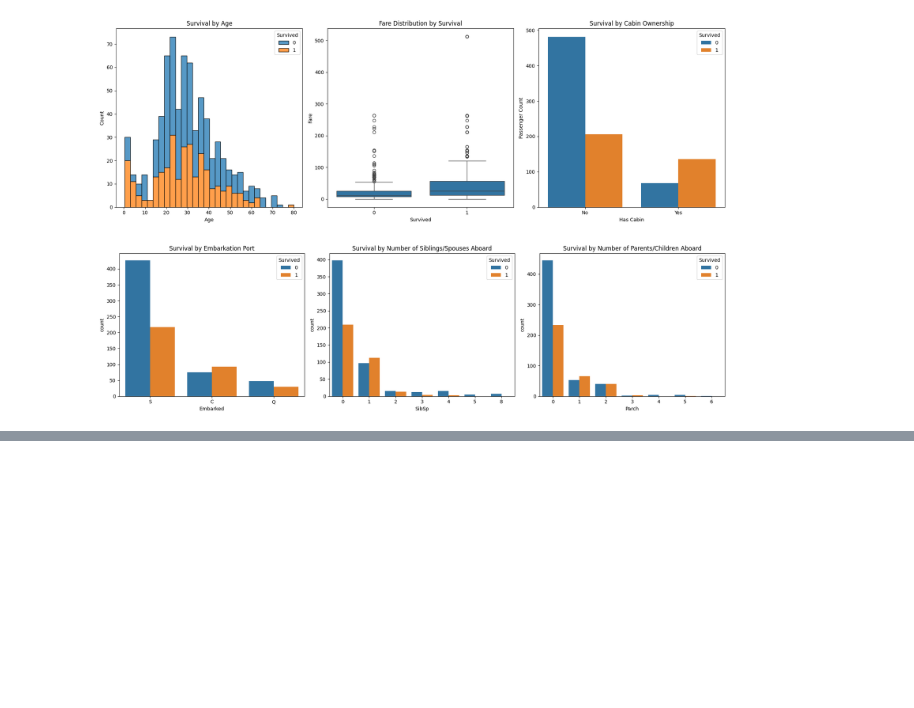
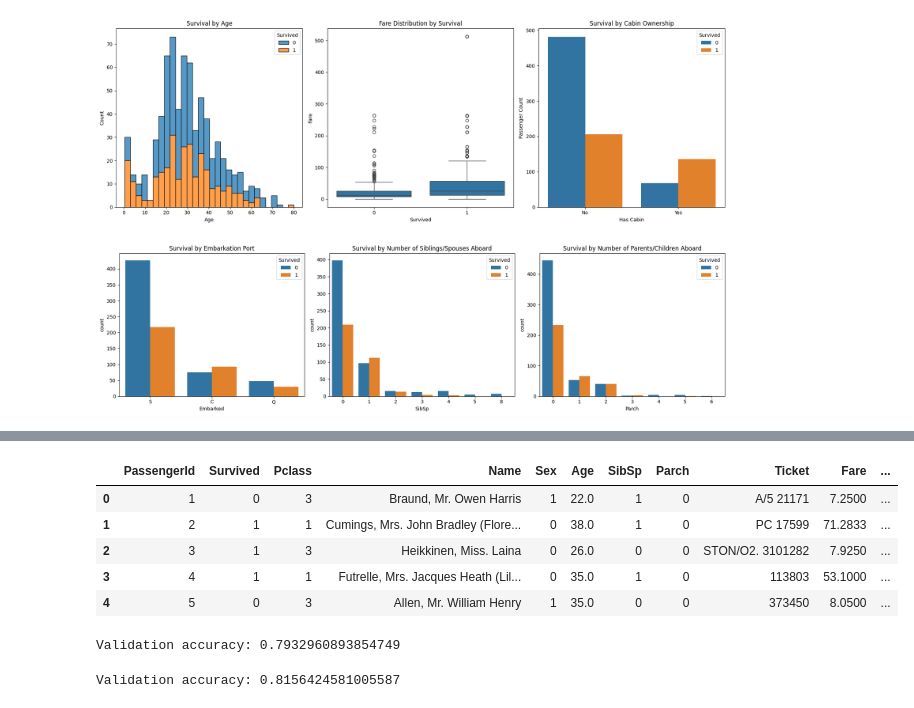
Before and after one commit to shaokoth/kaggle-titanic, a Jupyter notebook: notebook/main.ipynb, the cells around one changed output, grey strips where cells are left out. Cells and saved outputs as stored; diff of their text form; code cells hidden in the pictures; blank space fills up the shorter version.

```diff
--- a/notebook/main.ipynb
+++ b/notebook/main.ipynb
@@ -127,0 +257,17 @@ plt.show()
+# %%
+# Categorical Encoding
+from sklearn.preprocessing import LabelEncoder
+
+for col in ['Sex','Embarked','Title']:
+    le = LabelEncoder()
+    train[col] = le.fit_transform(train[col])
+    test[col] = le.transform(test[col])
+# %%
+train.head()
+# %% [output]
+|  | PassengerId | Survived | Pclass | Name | Sex | Age | SibSp | Parch | Ticket | Fare | ... |
+| 0 | 1 | 0 | 3 | Braund, Mr. Owen Harris | 1 | 22.0 | 1 | 0 | A/5 21171 | 7.2500 | ... |
+| 1 | 2 | 1 | 1 | Cumings, Mrs. John Bradley (Flore... | 0 | 38.0 | 1 | 0 | PC 17599 | 71.2833 | ... |
+| 2 | 3 | 1 | 3 | Heikkinen, Miss. Laina | 0 | 26.0 | 0 | 0 | STON/O2. 3101282 | 7.9250 | ... |
+| 3 | 4 | 1 | 1 | Futrelle, Mrs. Jacques Heath (Lil... | 0 | 35.0 | 1 | 0 | 113803 | 53.1000 | ... |
+| 4 | 5 | 0 | 3 | Allen, Mr. William Henry | 1 | 35.0 | 0 | 0 | 373450 | 8.0500 | ... |
@@ -127,0 +280,15 @@ plt.show()
+# %%
+# Start out with simple logistic regresssion
+from sklearn.linear_model import LogisticRegression
+from sklearn.model_selection import train_test_split
+from sklearn.metrics import accuracy_score
+
+X_train, X_val, y_train, y_val = train_test_split(X, y, test_size=0.2, random_state=42)
+
+model = LogisticRegression(max_iter=1000)
+model.fit(X_train, y_train)
+y_pred = model.predict(X_val)
+
+print("Validation accuracy:", accuracy_score(y_val, y_pred))
+# %% [output]
+Validation accuracy: 0.7932960893854749
@@ -127,0 +299,28 @@ plt.show()
+# %%
+# With Regression, my model scored 0.77990 which is less than the required 0.78
+from sklearn.linear_model import LogisticRegression
+from sklearn.ensemble import RandomForestClassifier, GradientBoostingClassifier
+from sklearn.svm import SVC
+from sklearn.neighbors import KNeighborsClassifier
+from sklearn.tree import DecisionTreeClassifier
+from sklearn.model_selection import cross_val_score
+
+models = {
+    "Logistic Regression": LogisticRegression(solver='saga', max_iter=1000),
+    "Random Forest": RandomForestClassifier(n_estimators=100),
+    "Gradient Boosting": GradientBoostingClassifier(),
+    "Support Vector Machine": SVC(),
+    "KNN": KNeighborsClassifier(),
+    "Decision Tree": DecisionTreeClassifier()
+}
+
+best_model = GradientBoostingClassifier()
+best_model.fit(X_train, y_train)
+pred = best_model.predict(X_val)
+print("Validation accuracy:", accuracy_score(y_val, pred))
+
+test['Survived'] = best_model.predict(test[features])
+submission = test[['PassengerId', 'Survived']]
+submission.to_csv('submission.csv', index=False)
+# %% [output]
+Validation accuracy: 0.8156424581005587
```
Also changed, not shown: parts of 8 cells of this notebook.
